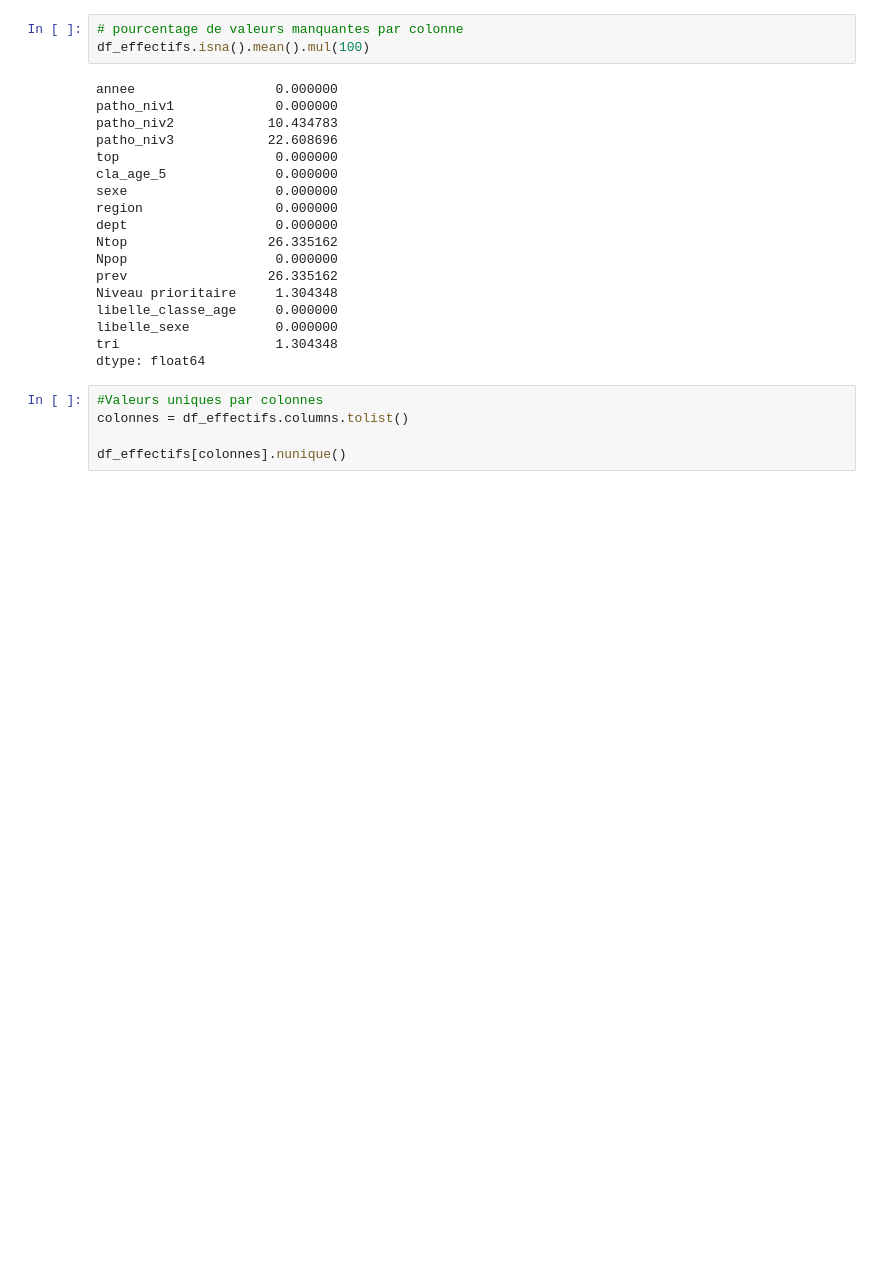
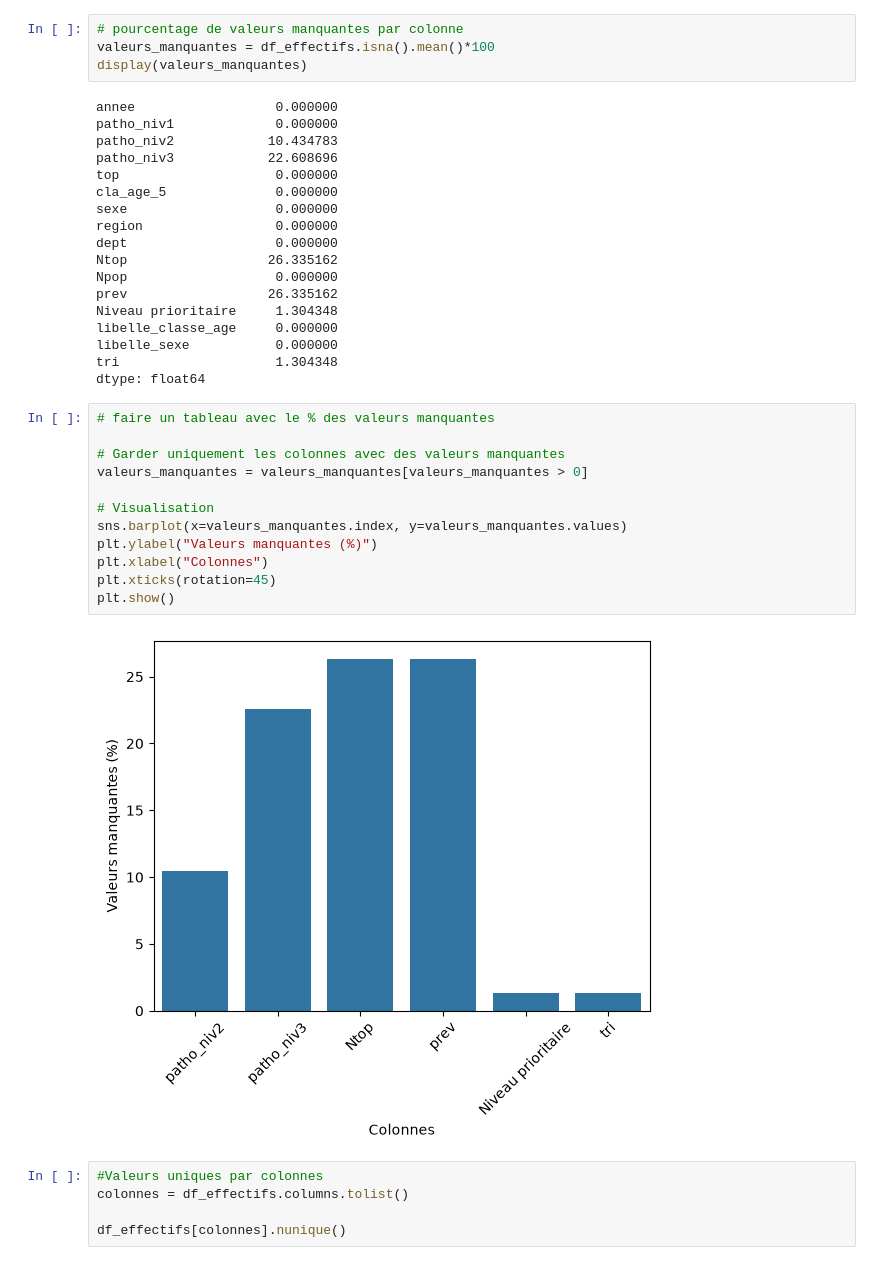
Before and after one commit to jbrocardplatim/LIORA_PROJET_PATHO_RESPIRATOIRES, a Jupyter notebook: notebooks/04.Exploration_effectifs_MLU.ipynb, the cells around one changed output. Cells and saved outputs as stored; diff of their text form; blank space fills up the shorter version.

Commit message:
Finalisation 1draft de notebook bronchiolite et effectifs
Finalisation 1draft de notebook bronchiolite et effectifs

```diff
--- a/notebooks/04.Exploration_effectifs_MLU.ipynb
+++ b/notebooks/04.Exploration_effectifs_MLU.ipynb
@@ -119,7 +94,8 @@ tri                     75600
 dtype: int64
 # %%
 # pourcentage de valeurs manquantes par colonne
-df_effectifs.isna().mean().mul(100)
+valeurs_manquantes = df_effectifs.isna().mean()*100
+display(valeurs_manquantes)
 # %% [output]
 annee                  0.000000
 patho_niv1             0.000000
@@ -138,6 +114,20 @@ libelle_classe_age     0.000000
 libelle_sexe           0.000000
 tri                    1.304348
 dtype: float64
+# %%
+# faire un tableau avec le % des valeurs manquantes
+
+# Garder uniquement les colonnes avec des valeurs manquantes
+valeurs_manquantes = valeurs_manquantes[valeurs_manquantes > 0]
+
+# Visualisation
+sns.barplot(x=valeurs_manquantes.index, y=valeurs_manquantes.values)
+plt.ylabel("Valeurs manquantes (%)")
+plt.xlabel("Colonnes")
+plt.xticks(rotation=45)
+plt.show()
+# %% [output]
+[figure, added]
 # %%
 #Valeurs uniques par colonnes
 colonnes = df_effectifs.columns.tolist()
```
Also changed, not shown: parts of 44 cells of this notebook, 1 other file.
